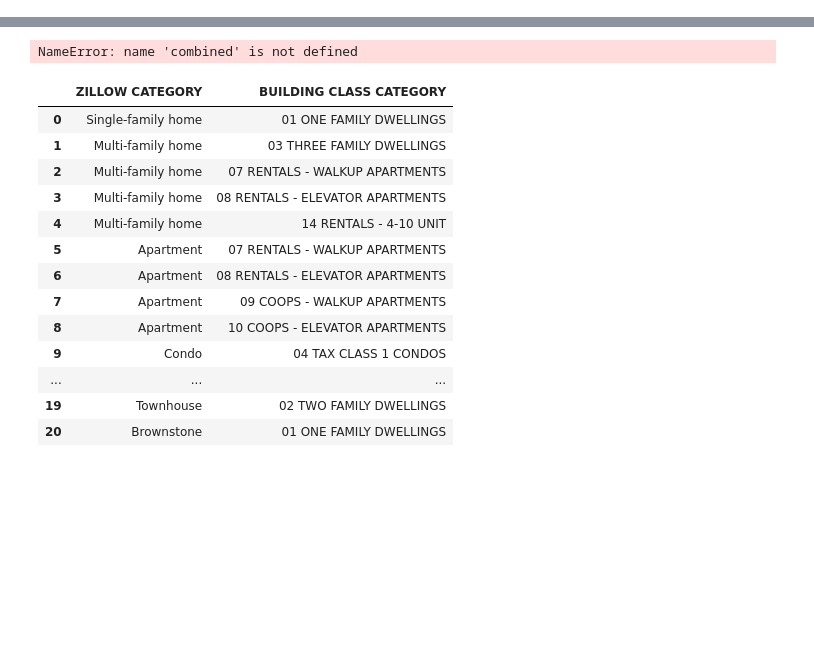
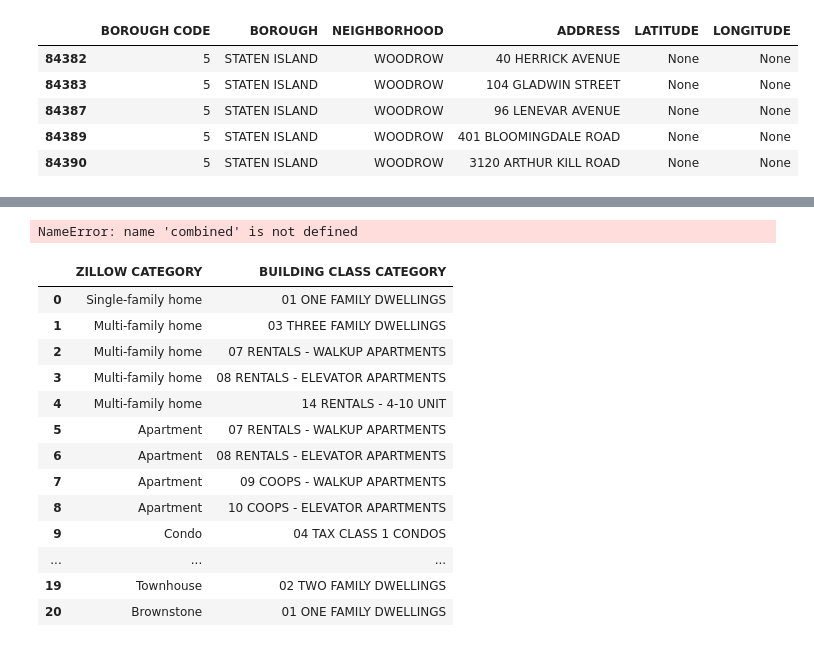
Before and after one commit to jackzellweger/real-estate-predictor, a Jupyter notebook: project/notebook.ipynb, the cells around one changed output, grey strips where cells are left out. Drawn from its saved outputs; the diff is of its cells as text; code cells hidden in the pictures; blank space fills up the shorter version.

```diff
--- a/project/notebook.ipynb
+++ b/project/notebook.ipynb
@@ -206,6 +223,27 @@ combined.to_sql('sales', con=engine, index=False, if_exists='replace')
 geocodingTable = combined[['BOROUGH CODE', 'BOROUGH', 'NEIGHBORHOOD', 'ADDRESS']].copy()
 geocodingTable['LATITUDE'] = None
 geocodingTable['LONGITUDE'] = None
+# %%
+query = f"SELECT * FROM {geocodes_sql_table}"
+
+# Execute the query and load the result into a DataFrame
+df11 = pd.read_sql_query(query, engine)
+df11 = geocodingTable[:-5].copy() # Fictional
+# %%
+mask = geocodingTable[['BOROUGH CODE', 'BOROUGH', 'NEIGHBORHOOD', 'ADDRESS']].isin(
+    df11[['BOROUGH CODE', 'BOROUGH', 'NEIGHBORHOOD', 'ADDRESS']]
+)
+matching_rows = mask.all(axis=1)
+missing_rows = geocodingTable[~matching_rows]
+# %%
+missing_rows
+# %% [output]
+|  | BOROUGH CODE | BOROUGH | NEIGHBORHOOD | ADDRESS | LATITUDE | LONGITUDE |
+| 84382 | 5 | STATEN ISLAND | WOODROW | 40 HERRICK AVENUE | None | None |
+| 84383 | 5 | STATEN ISLAND | WOODROW | 104 GLADWIN STREET | None | None |
+| 84387 | 5 | STATEN ISLAND | WOODROW | 96 LENEVAR AVENUE | None | None |
+| 84389 | 5 | STATEN ISLAND | WOODROW | 401 BLOOMINGDALE ROAD | None | None |
+| 84390 | 5 | STATEN ISLAND | WOODROW | 3120 ARTHUR KILL ROAD | None | None |
 # %%
 # Initialize a geopy Google API query object
 geolocator = GoogleV3(api_key=config.GOOGLE_API_KEY)
```
Also changed, not shown: parts of 11 cells of this notebook, 1 other file.
